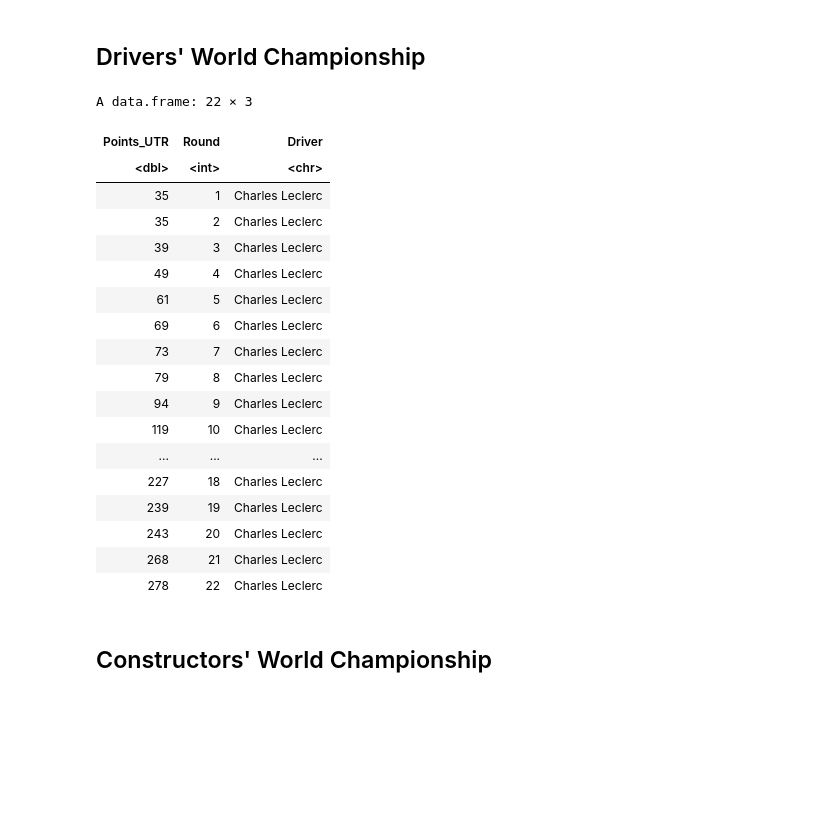
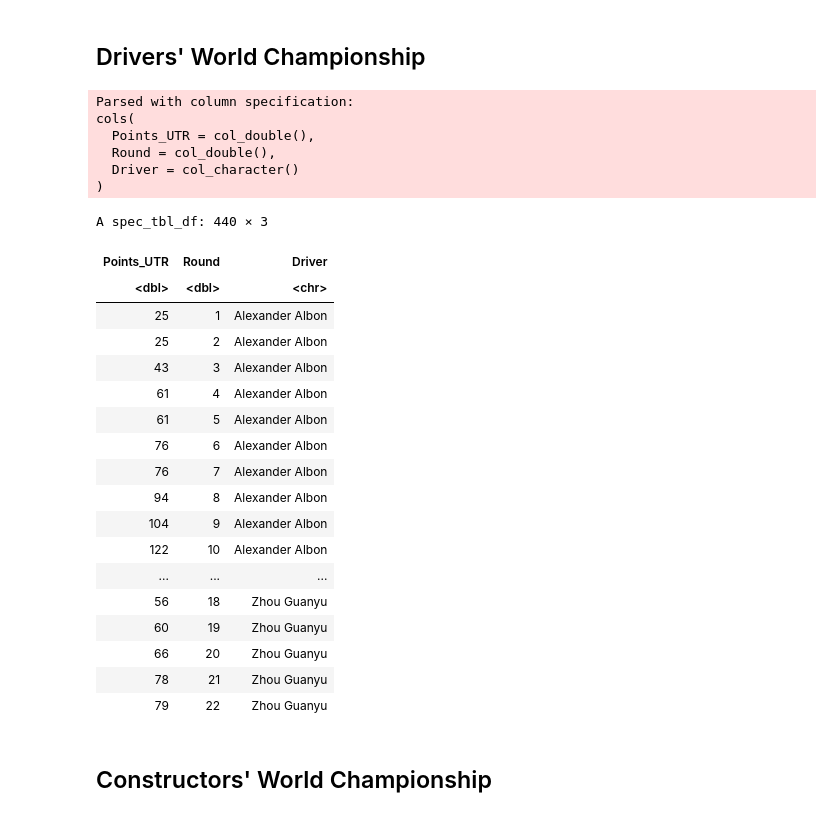
Before and after one commit to TaylorOglow/Formula_1, a Jupyter notebook: formula_1.ipynb, the cells around one changed output. Cells and saved outputs as stored; diff of their text form; code cells hidden in the pictures; blank space fills up the shorter version.

Commit message:
add points accumulation

```diff
--- a/formula_1.ipynb
+++ b/formula_1.ipynb
@@ -623,37 +641,35 @@ write_csv(season_points, "season_model")
 ## Constructors' World Championship
 # %% [markdown]
 ## Drivers' World Championship
-# %%
-driver_points <- season_points %>%
-                filter(Driver == "Charles Leclerc") %>%
-                arrange(by = Round)
-
-name <- "Charles Leclerc"
-
-get_points()
-
-
-points
-# %% [output]
-A data.frame: 22 × 3
-| Points_UTR | Round | Driver |
-| <dbl> | <int> | <chr> |
-| 35 | 1 | Charles Leclerc |
-| 35 | 2 | Charles Leclerc |
-| 39 | 3 | Charles Leclerc |
-| 49 | 4 | Charles Leclerc |
-| 61 | 5 | Charles Leclerc |
-| 69 | 6 | Charles Leclerc |
-| 73 | 7 | Charles Leclerc |
-| 79 | 8 | Charles Leclerc |
-| 94 | 9 | Charles Leclerc |
-| 119 | 10 | Charles Leclerc |
-| ... | ... | ... |
-| 227 | 18 | Charles Leclerc |
-| 239 | 19 | Charles Leclerc |
-| 243 | 20 | Charles Leclerc |
-| 268 | 21 | Charles Leclerc |
-| 278 | 22 | Charles Leclerc |
+# %%
+points_data <- read_csv("https://raw.githubusercontent.com/TaylorOglow/Formula_1/main/point_trend.csv")
+points_data
+# %% [output]
+Parsed with column specification:
+cols(
+  Points_UTR = col_double(),
+  Round = col_double(),
+  Driver = col_character()
+)
+A spec_tbl_df: 440 × 3
+| Points_UTR | Round | Driver |
+| <dbl> | <dbl> | <chr> |
+| 25 | 1 | Alexander Albon |
+| 25 | 2 | Alexander Albon |
+| 43 | 3 | Alexander Albon |
+| 61 | 4 | Alexander Albon |
+| 61 | 5 | Alexander Albon |
+| 76 | 6 | Alexander Albon |
+| 76 | 7 | Alexander Albon |
+| 94 | 8 | Alexander Albon |
+| 104 | 9 | Alexander Albon |
+| 122 | 10 | Alexander Albon |
+| ... | ... | ... |
+| 56 | 18 | Zhou Guanyu |
+| 60 | 19 | Zhou Guanyu |
+| 66 | 20 | Zhou Guanyu |
+| 78 | 21 | Zhou Guanyu |
+| 79 | 22 | Zhou Guanyu |
 # %% [markdown]
 ## Constructors' World Championship
 # %% [markdown]
```
Also changed, not shown: parts of 4 cells of this notebook.
